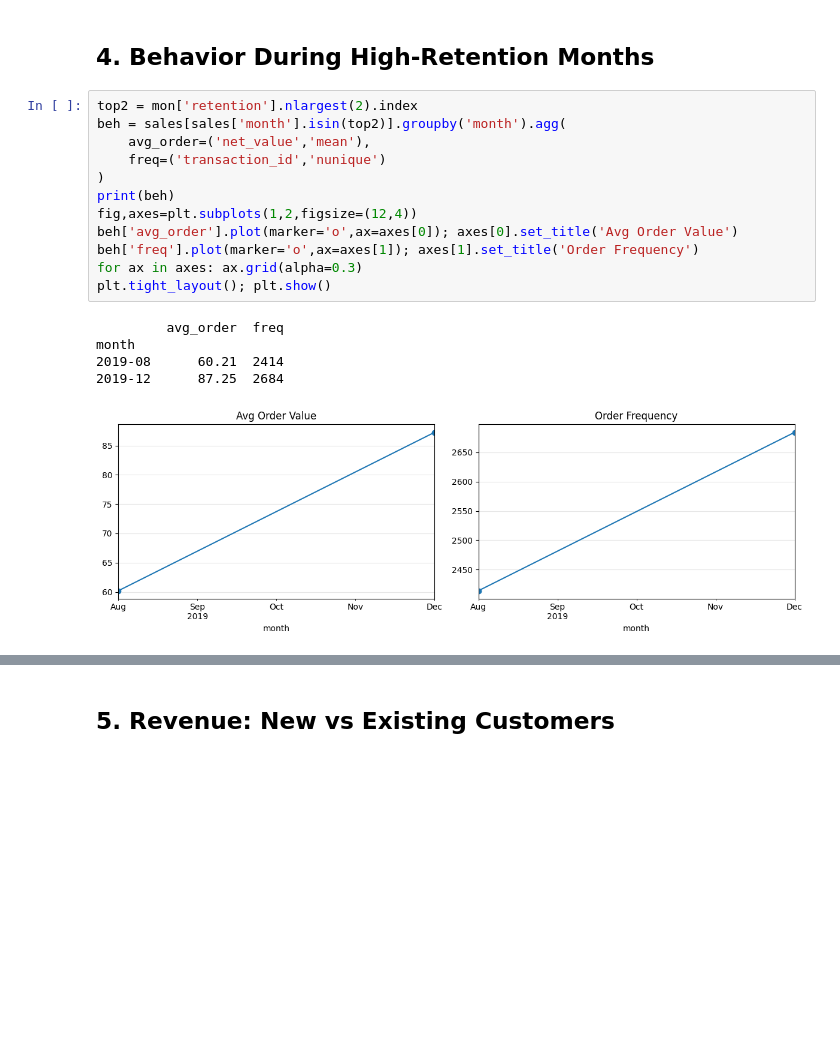
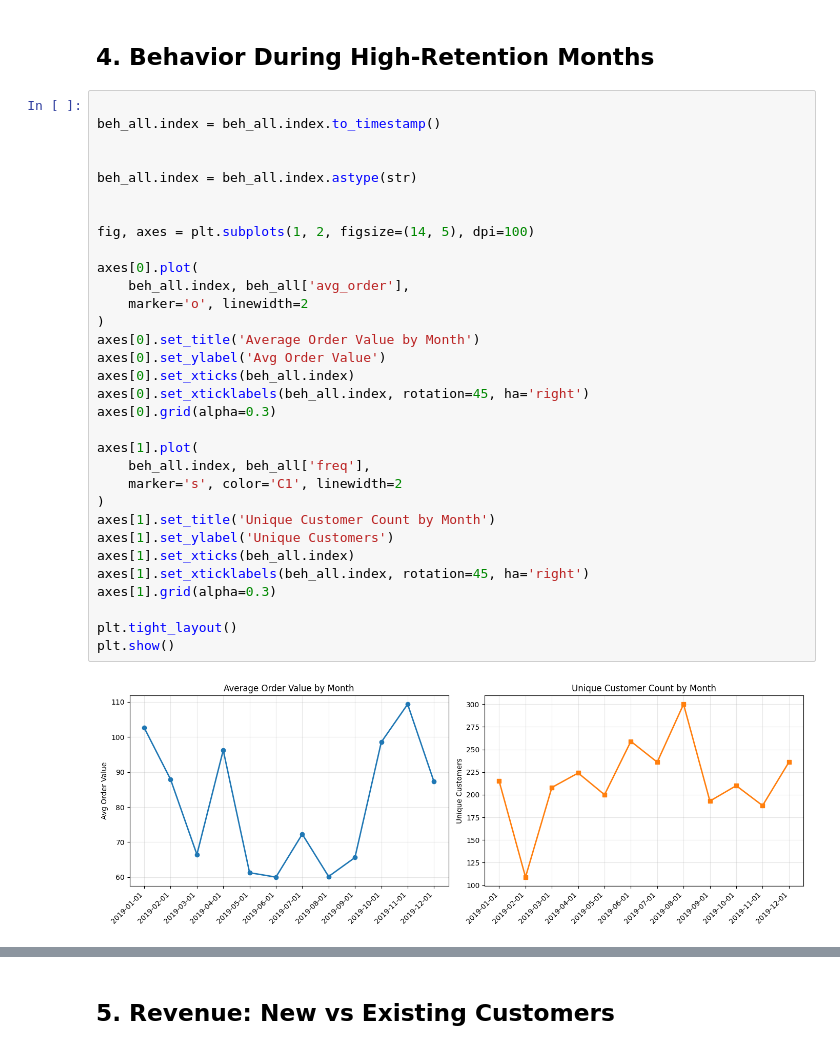
Before and after one commit to abhishekkarthik1967/DAV_project, a Jupyter notebook: E-commerce marketing and sales business case.ipynb, the cells around one changed output, grey strips where cells are left out. Drawn from its saved outputs; the diff is of its cells as text; blank space fills up the shorter version.

```diff
--- a/project-1.ipynb
+++ b/E-commerce marketing and sales business case.ipynb
@@ -277,20 +289,36 @@ Best: 2019-08 (69.9%), Worst: 2019-01 (0.0%)
 # %% [markdown]
 ## 4. Behavior During High‑Retention Months
-# %%
-top2 = mon['retention'].nlargest(2).index
-beh = sales[sales['month'].isin(top2)].groupby('month').agg(
-    avg_order=('net_value','mean'),
-    freq=('transaction_id','nunique')
-)
-print(beh)
-fig,axes=plt.subplots(1,2,figsize=(12,4))
-beh['avg_order'].plot(marker='o',ax=axes[0]); axes[0].set_title('Avg Order Value')
-beh['freq'].plot(marker='o',ax=axes[1]); axes[1].set_title('Order Frequency')
-for ax in axes: ax.grid(alpha=0.3)
-plt.tight_layout(); plt.show()
-# %% [output]
-         avg_order  freq
-month
-2019-08      60.21  2414
-2019-12      87.25  2684
-[figure, removed]
+# %%
+
+beh_all.index = beh_all.index.to_timestamp()
+
+
+beh_all.index = beh_all.index.astype(str)
+
+
+fig, axes = plt.subplots(1, 2, figsize=(14, 5), dpi=100)
+
+axes[0].plot(
+    beh_all.index, beh_all['avg_order'],
+    marker='o', linewidth=2
+)
+axes[0].set_title('Average Order Value by Month')
+axes[0].set_ylabel('Avg Order Value')
+axes[0].set_xticks(beh_all.index)
+axes[0].set_xticklabels(beh_all.index, rotation=45, ha='right')
+axes[0].grid(alpha=0.3)
+
+axes[1].plot(
+    beh_all.index, beh_all['freq'],
+    marker='s', color='C1', linewidth=2
+)
+axes[1].set_title('Unique Customer Count by Month')
+axes[1].set_ylabel('Unique Customers')
+axes[1].set_xticks(beh_all.index)
+axes[1].set_xticklabels(beh_all.index, rotation=45, ha='right')
+axes[1].grid(alpha=0.3)
+
+plt.tight_layout()
+plt.show()
+# %% [output]
+[figure, added]
```
Also changed, not shown: parts of 41 cells of this notebook, 28 other files.
